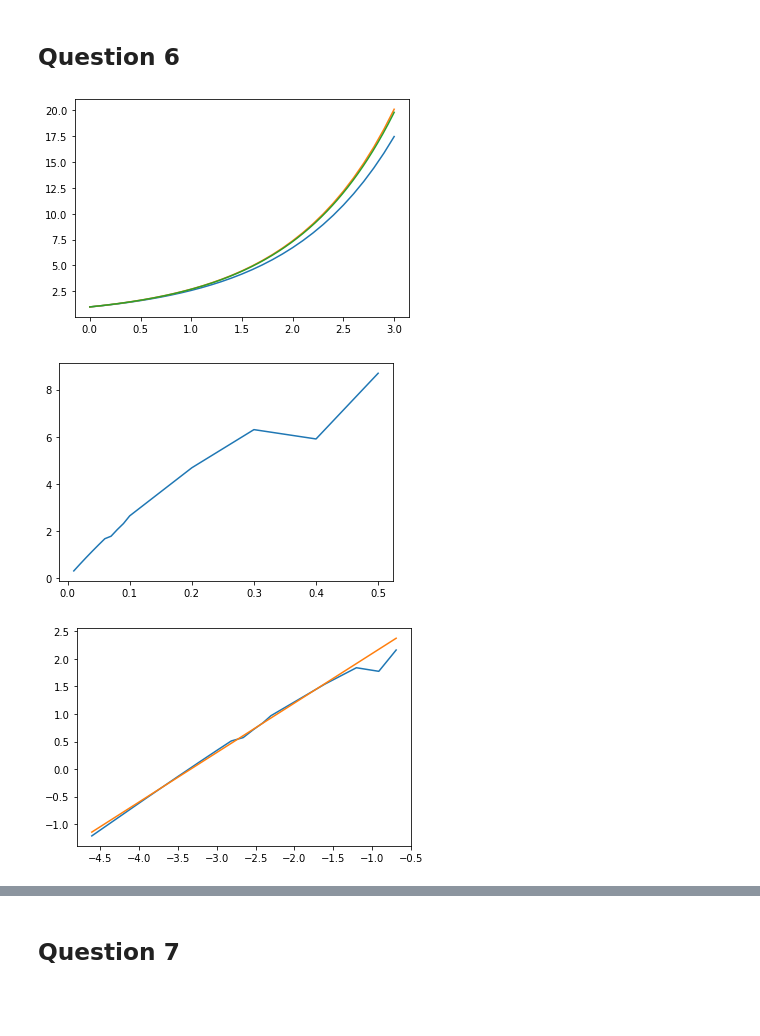
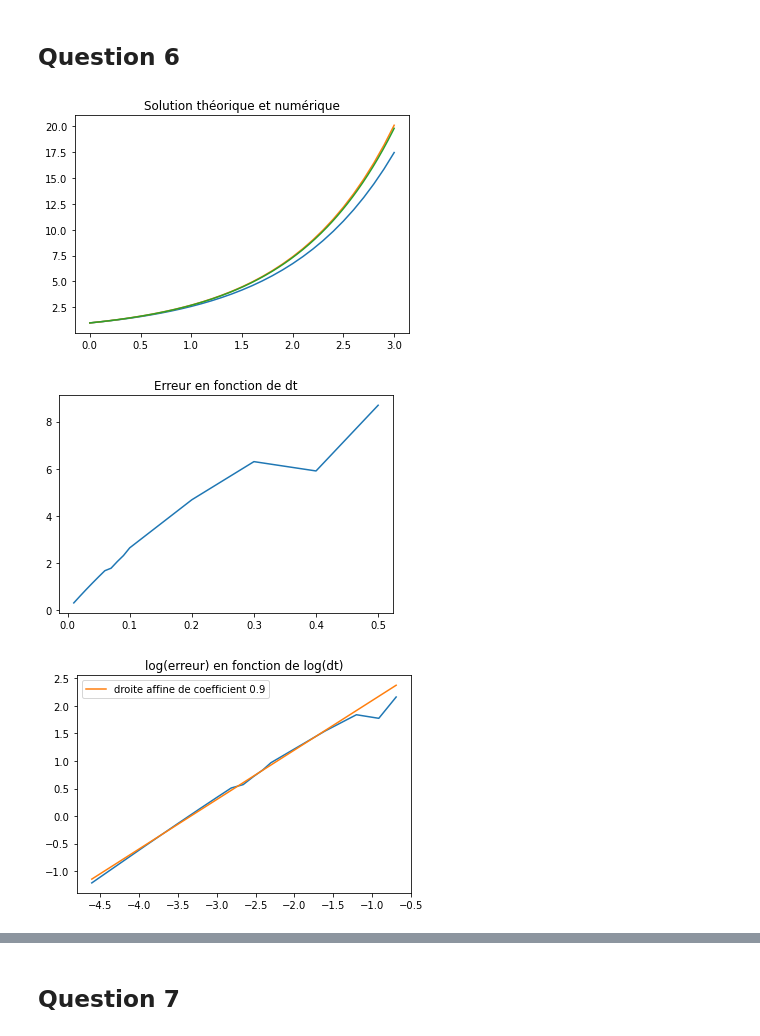
Before and after one commit to PaulineVehrle/Projet-numerique, a Jupyter notebook: Projet numérique 2.ipynb, the cells around one changed output, grey strips where cells are left out. Cells and saved outputs as stored; diff of their text form; code cells hidden in the pictures; blank space fills up the shorter version.

```diff
--- a/Projet numérique 2.ipynb
+++ b/Projet numérique 2.ipynb
@@ -201,30 +217,34 @@ H_ = np.vectorize(H)
 # %%
 t, x=solve_euler_explicit(f_test, np.array([1]), 0.1, 0, 3)
 plt.plot(t, x[0])
 plt.plot(t, np.exp(t))
 t, x=solve_euler_explicit(f_test, np.array([1]), 0.01, 0, 3)
+plt.title("Solution théorique et numérique")
 plt.plot(t, x[0])
 plt.show()
 
 dt_s = [0.5, 0.4, 0.3, 0.2, 0.1, 0.09, 0.08, 0.07, 0.06, 0.05, 0.04, 0.03, 0.02, 0.01]
 #plt.plot(dt_s, [err(solve_euler_explicit(f_test, np.array([1]), dt, 0, 3)[1][0],np.exp(solve_euler_explicit(f_test, np.array([1]), dt, 0, 3)[0])) for dt in dt_s])
 
 l=[]
 for dt in dt_s:
     t, x=solve_euler_explicit(f_test, np.array([1]), dt, 0, 3)
     l.append(err(x[0], np.exp(t)))
 plt.plot(dt_s, l)
+plt.title("Erreur en fonction de dt")
 plt.axis = 'equal'
 plt.show()
 
 plt.plot(np.log(np.array(dt_s)), np.log(np.array(l)))
-plt.plot(np.log(np.array(dt_s)), 0.9*np.log(np.array(dt_s))+3)
+plt.plot(np.log(np.array(dt_s)), 0.9*np.log(np.array(dt_s))+3, label="droite affine de coefficient 0.9")
 plt.axis = "equal"
+plt.title("log(erreur) en fonction de log(dt)")
+plt.legend()
 plt.show()
 # %% [output]
-[figure, old version]
+[figure, new version]
-[figure, old version]
+[figure, new version]
-[figure, old version]
+[figure, new version]
 # %%
 t, x =solve_euler_explicit(f_OH, np.array([1,0]), 0.1, 0, 6)
 plt.plot(t, x[0])
```
Also changed, not shown: parts of 27 cells of this notebook.
